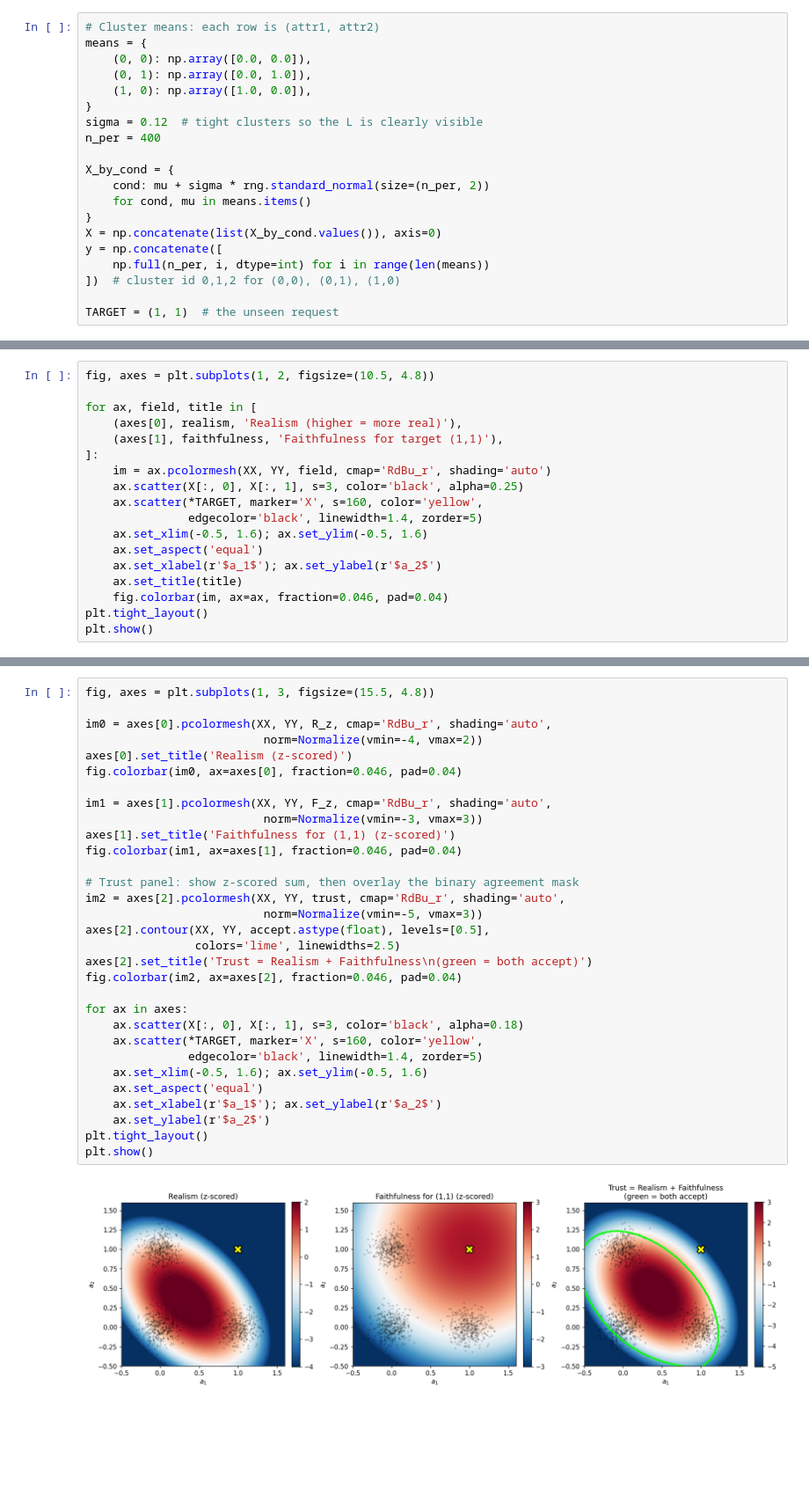
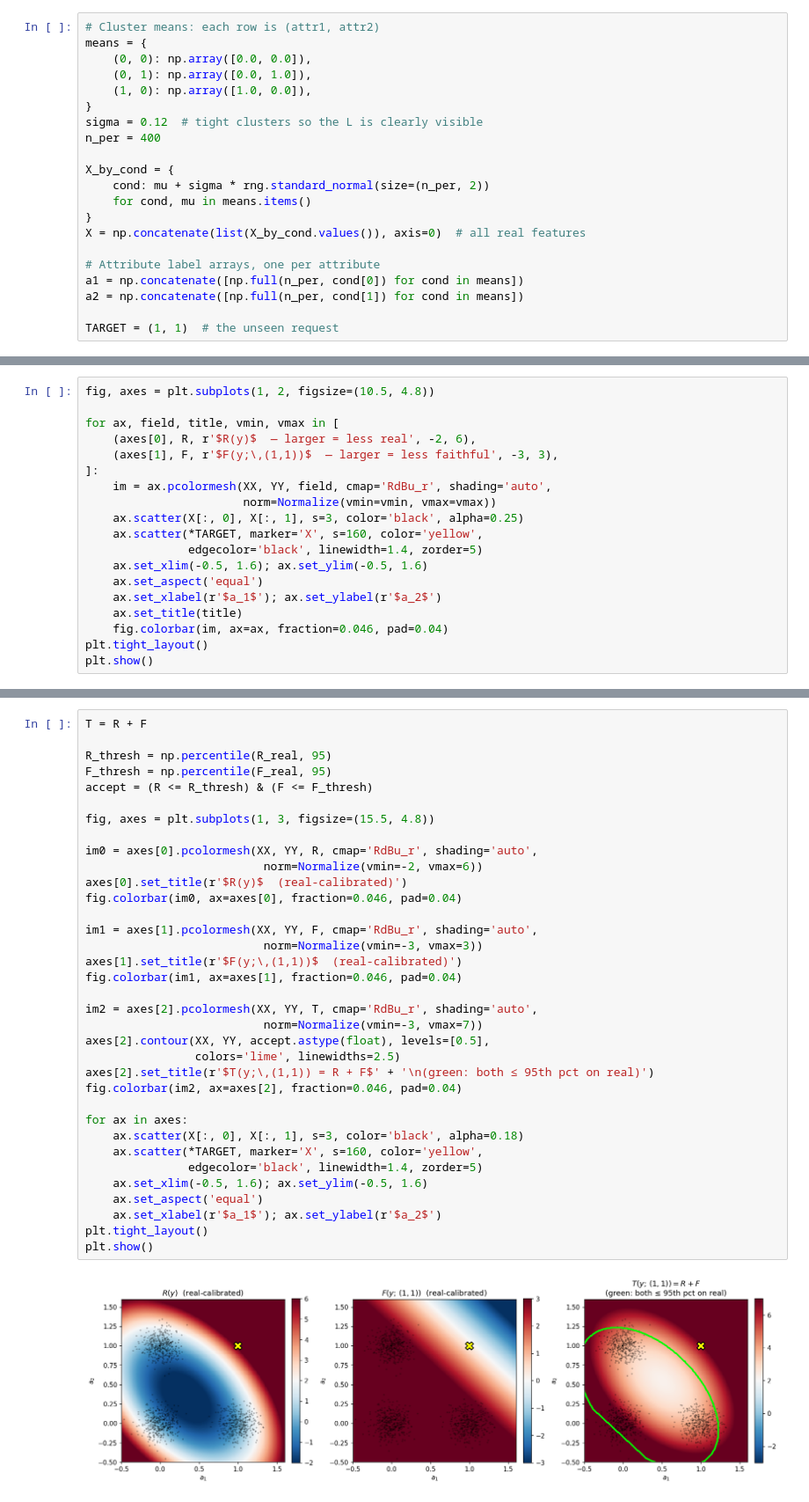
Before and after one commit to berkerdemirel/faithful-cond-gen, a Jupyter notebook: demo/trust_score_l_shape.ipynb, the cells around one changed output, grey strips where cells are left out. Shown at 88% size. Cells and saved outputs as stored; diff of their text form; blank space fills up the shorter version.

```diff
--- a/demo/trust_score_l_shape.ipynb
+++ b/demo/trust_score_l_shape.ipynb
@@ -35,10 +36,11 @@ X_by_cond = {
     cond: mu + sigma * rng.standard_normal(size=(n_per, 2))
     for cond, mu in means.items()
 }
-X = np.concatenate(list(X_by_cond.values()), axis=0)
-y = np.concatenate([
-    np.full(n_per, i, dtype=int) for i in range(len(means))
-])  # cluster id 0,1,2 for (0,0), (0,1), (1,0)
+X = np.concatenate(list(X_by_cond.values()), axis=0)  # all real features
+
+# Attribute label arrays, one per attribute
+a1 = np.concatenate([np.full(n_per, cond[0]) for cond in means])
+a2 = np.concatenate([np.full(n_per, cond[1]) for cond in means])
 
 TARGET = (1, 1)  # the unseen request
 # %%
@@ -125,11 +166,12 @@ faithfulness = 0.5 * (m1 + m2)
 # %%
 fig, axes = plt.subplots(1, 2, figsize=(10.5, 4.8))
 
-for ax, field, title in [
-    (axes[0], realism, 'Realism (higher = more real)'),
-    (axes[1], faithfulness, 'Faithfulness for target (1,1)'),
+for ax, field, title, vmin, vmax in [
+    (axes[0], R, r'$R(y)$  — larger = less real', -2, 6),
+    (axes[1], F, r'$F(y;\,(1,1))$  — larger = less faithful', -3, 3),
 ]:
-    im = ax.pcolormesh(XX, YY, field, cmap='RdBu_r', shading='auto')
+    im = ax.pcolormesh(XX, YY, field, cmap='RdBu_r', shading='auto',
+                       norm=Normalize(vmin=vmin, vmax=vmax))
     ax.scatter(X[:, 0], X[:, 1], s=3, color='black', alpha=0.25)
     ax.scatter(*TARGET, marker='X', s=160, color='yellow',
                edgecolor='black', linewidth=1.4, zorder=5)
@@ -174,36 +193,40 @@ accept = (R_z >= R_thresh) & (F_z >= F_thresh)
 # %%
+T = R + F
+
+R_thresh = np.percentile(R_real, 95)
+F_thresh = np.percentile(F_real, 95)
+accept = (R <= R_thresh) & (F <= F_thresh)
+
 fig, axes = plt.subplots(1, 3, figsize=(15.5, 4.8))
 
-im0 = axes[0].pcolormesh(XX, YY, R_z, cmap='RdBu_r', shading='auto',
-                          norm=Normalize(vmin=-4, vmax=2))
-axes[0].set_title('Realism (z-scored)')
+im0 = axes[0].pcolormesh(XX, YY, R, cmap='RdBu_r', shading='auto',
+                          norm=Normalize(vmin=-2, vmax=6))
+axes[0].set_title(r'$R(y)$  (real-calibrated)')
 fig.colorbar(im0, ax=axes[0], fraction=0.046, pad=0.04)
 
-im1 = axes[1].pcolormesh(XX, YY, F_z, cmap='RdBu_r', shading='auto',
+im1 = axes[1].pcolormesh(XX, YY, F, cmap='RdBu_r', shading='auto',
                           norm=Normalize(vmin=-3, vmax=3))
-axes[1].set_title('Faithfulness for (1,1) (z-scored)')
+axes[1].set_title(r'$F(y;\,(1,1))$  (real-calibrated)')
 fig.colorbar(im1, ax=axes[1], fraction=0.046, pad=0.04)
 
-# Trust panel: show z-scored sum, then overlay the binary agreement mask
-im2 = axes[2].pcolormesh(XX, YY, trust, cmap='RdBu_r', shading='auto',
-                          norm=Normalize(vmin=-5, vmax=3))
+im2 = axes[2].pcolormesh(XX, YY, T, cmap='RdBu_r', shading='auto',
+                          norm=Normalize(vmin=-3, vmax=7))
 axes[2].contour(XX, YY, accept.astype(float), levels=[0.5],
                 colors='lime', linewidths=2.5)
-axes[2].set_title('Trust = Realism + Faithfulness\n(green = both accept)')
+axes[2].set_title(r'$T(y;\,(1,1)) = R + F$' + '\n(green: both ≤ 95th pct on real)')
 fig.colorbar(im2, ax=axes[2], fraction=0.046, pad=0.04)
 
 for ax in axes:
     ax.scatter(X[:, 0], X[:, 1], s=3, color='black', alpha=0.18)
     ax.scatter(*TARGET, marker='X', s=160, color='yellow',
                edgecolor='black', linewidth=1.4, zorder=5)
     ax.set_xlim(-0.5, 1.6); ax.set_ylim(-0.5, 1.6)
     ax.set_aspect('equal')
     ax.set_xlabel(r'$a_1$'); ax.set_ylabel(r'$a_2$')
-    ax.set_ylabel(r'$a_2$')
 plt.tight_layout()
 plt.show()
 # %% [output]
-[figure, old version]
+[figure, new version]
 # %% [markdown]
 ## 6. What the demo shows
 
```
Also changed, not shown: parts of 21 cells of this notebook, 1 other file.
